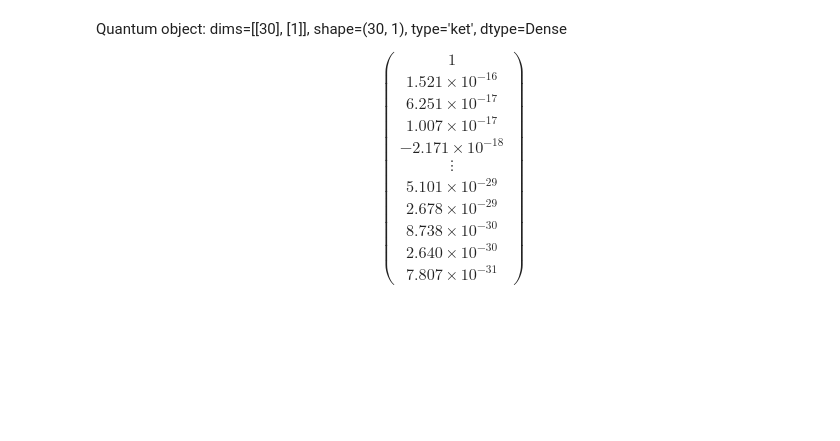
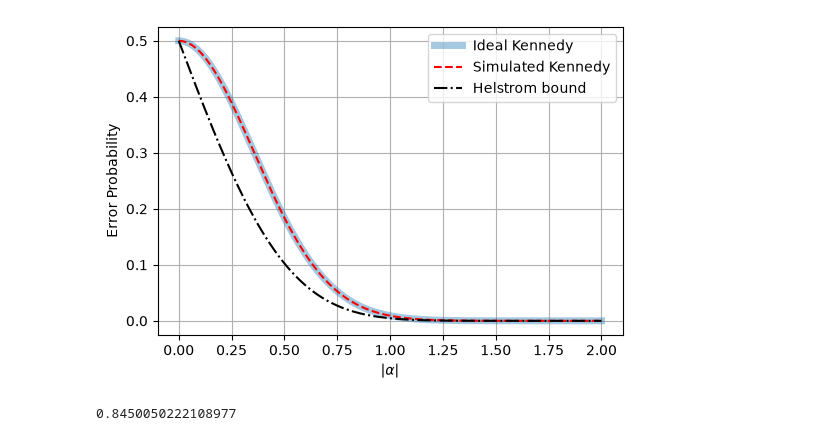
Before and after one commit to marianabagulho/final_project_Mariana_Ines_Andrew, a Jupyter notebook: kenedy_andrew.ipynb, the cells around one changed output. Saved outputs shown, nothing was run; the diff lists cells and outputs as text; code cells hidden in the pictures; blank space fills up the shorter version.

```diff
--- a/kenedy_andrew.ipynb
+++ b/kenedy_andrew.ipynb
@@ -78,4 +15,0 @@ Quantum object: dims=[[30], [1]], shape=(30, 1), type='ket', dtype=Dense$$\left(
-# %%
-a_dn
-# %% [output]
-Quantum object: dims=[[30], [1]], shape=(30, 1), type='ket', dtype=Dense$$\left(\begin{array}{cc}1\\1.521\times10^{ -16 }\\6.251\times10^{ -17 }\\1.007\times10^{ -17 }\\-2.171\times10^{ -18 }\\\vdots\\5.101\times10^{ -29 }\\2.678\times10^{ -29 }\\8.738\times10^{ -30 }\\2.640\times10^{ -30 }\\7.807\times10^{ -31 }\end{array}\right)$$
@@ -85,0 +18,46 @@ err
+# %%
+def error_ke(N,alpha_ke,beta_ke=None):
+    if beta_ke == None:
+        beta_ke=alpha_ke
+    a_p=q.coherent(N,alpha_ke) #a_p is positive alpha
+    a_n=q.coherent(N,-alpha_ke) #a_n is negative alpha
+    #displacement operator
+    D_beta = q.displace(N, beta_ke)
+    a_dp= D_beta*a_p
+    a_dn= D_beta*a_n
+    p_dp = abs(a_dp.full()[0][0])**2
+    p_dn = abs(a_dn.full()[0][0])**2
+
+    return p_dp / 2 + (1 - p_dn) / 2
+# %%
+alphas=np.linspace(0,2,200)
+P_kennedy_s=[error_ke(N,i) for i in alphas]
+
+
+# 2. Ideal Kennedy
+P_kennedy = 0.5 * np.exp(-4 * np.abs(alphas)**2)
+
+# 3. Helstrom bound
+overlap_squared = np.exp(-4 * np.abs(alphas)**2)
+P_helstrom = 0.5 * (1 - np.sqrt(1 - overlap_squared))
+
+# --- Simplest Plot Structure ---
+fig, ax = plt.subplots(figsize=(6, 4))
+
+# 투명도(alpha=0.4)와 두께(linewidth=5)를 줘서 바탕에 깔아줌
+ax.plot(alphas, P_kennedy, label="Ideal Kennedy", linewidth=5, alpha=0.4)
+
+# 그 위에 얇은 점선('--')을 얹어서 두 그래프가 겹쳐서 같이 간다는 걸 증명
+ax.plot(alphas, P_kennedy_s, '--', label="Simulated Kennedy", color='red')
+
+# 헬스트롬 바운드
+ax.plot(alphas, P_helstrom, '-.', label="Helstrom bound", color='black')
+
+ax.set_xlabel(r"$|\alpha|$")
+ax.set_ylabel("Error Probability")
+ax.grid(True)
+ax.legend()
+
+plt.show()
+# %% [output]
+[figure, added]
@@ -85,0 +71,4 @@ err
+# %%
+print(beta_opt(0.7))
+# %% [output]
+0.8450050222108977
```
Also changed, not shown: parts of 11 cells of this notebook.
